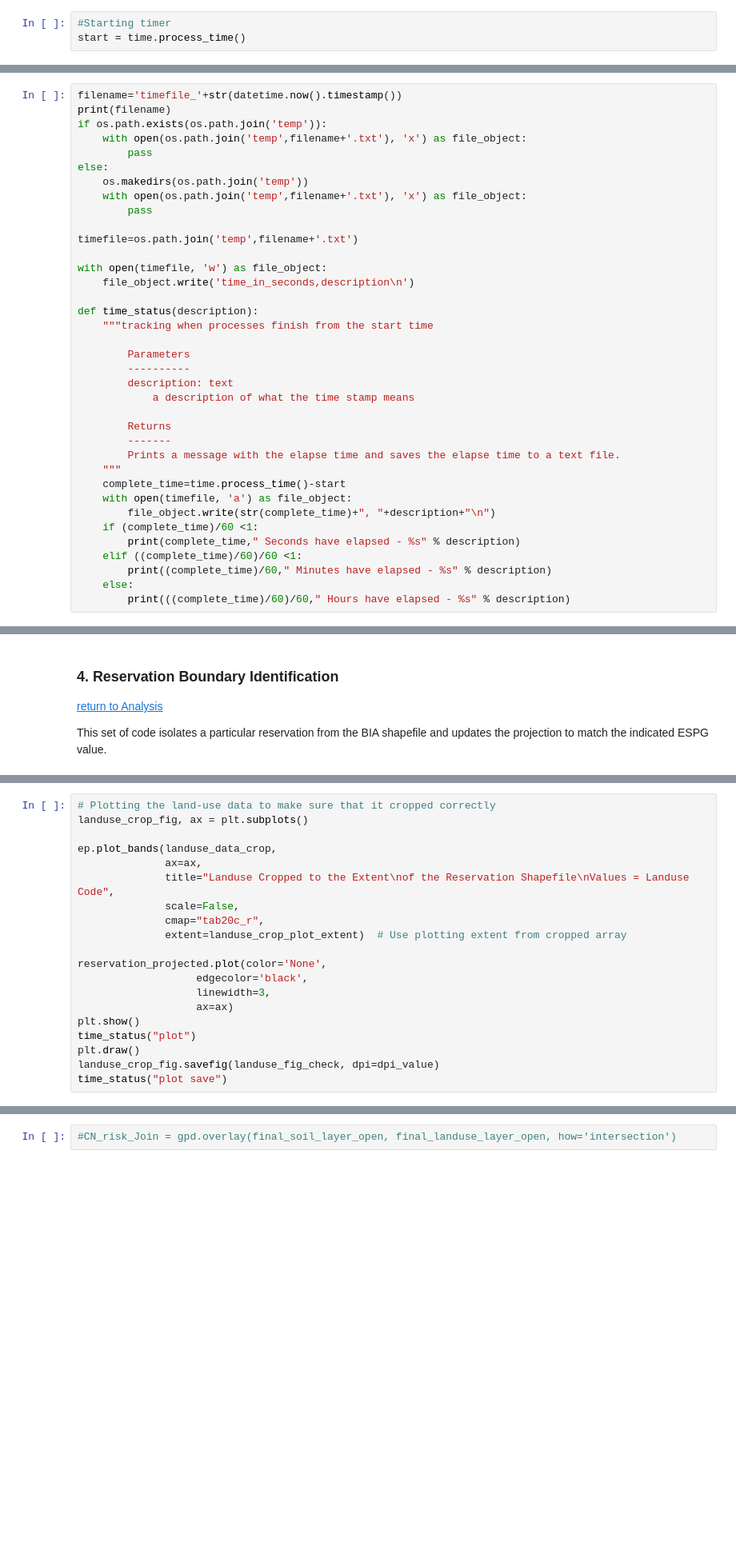
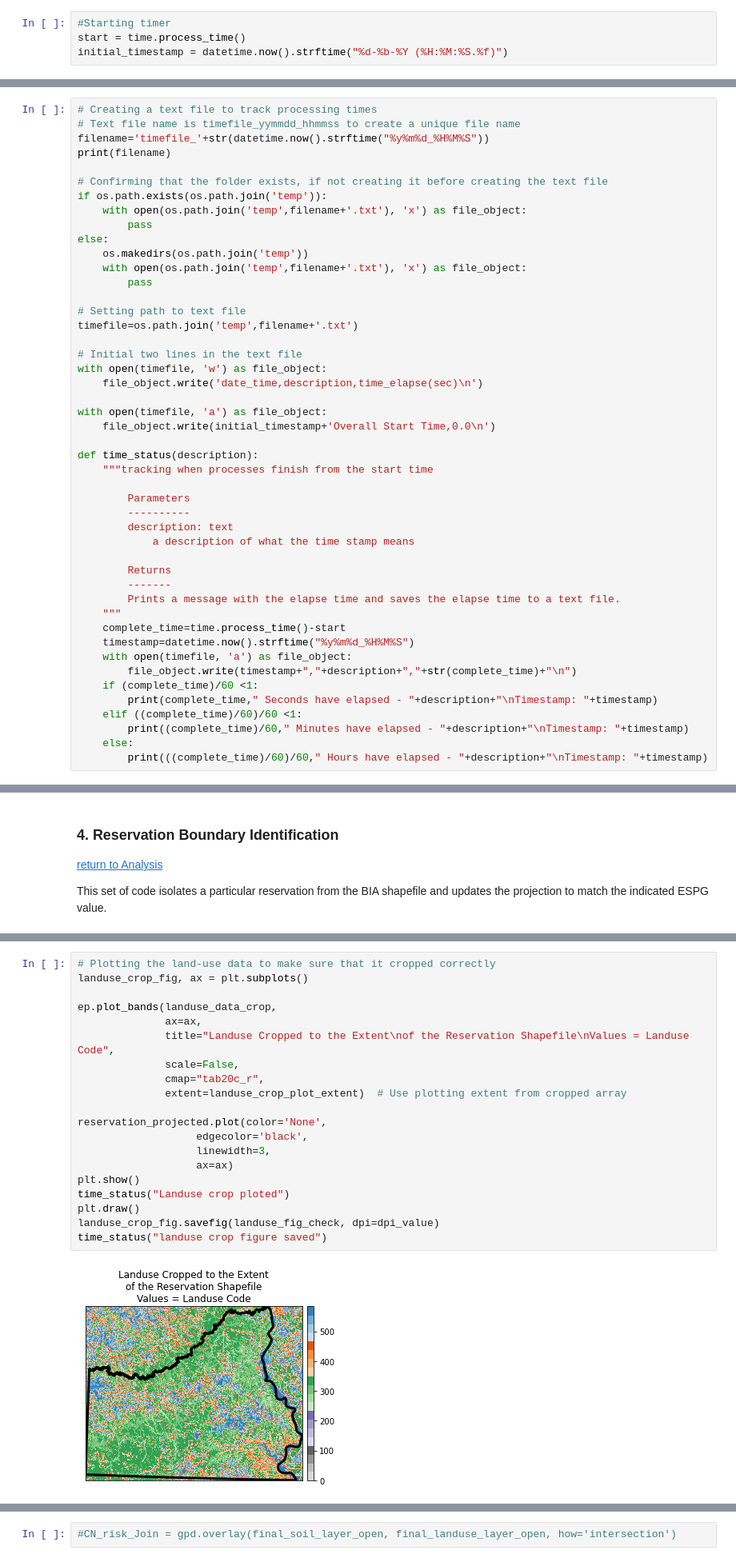
Before and after one commit to bri33/Tribal_Land_Flooding_Jupyter_Codes, a Jupyter notebook: Flooding_on_Tribal_Lands_v2.ipynb, the cells around one changed output, grey strips where cells are left out. Shown at 80% size. Cells and saved outputs as stored; diff of their text form; blank space fills up the shorter version.

Commit message:
Improved time tracking

```diff
--- a/Flooding_on_Tribal_Lands_v2.ipynb
+++ b/Flooding_on_Tribal_Lands_v2.ipynb
@@ -189,6 +189,7 @@ Finally, folders do not need to be created in advance. As long as the parent fol
 # %%
 #Starting timer
 start = time.process_time()
+initial_timestamp = datetime.now().strftime("%d-%b-%Y (%H:%M:%S.%f)")
 # %%
 # All folder to exist within parent folder
 
@@ -438,8 +444,12 @@ This is code that will be called upon later in the analysis
 
 An additional Temp folder and files will be created due to the time status tracking. Everytime the code is run the time laps from the start time will be added to a file that has the time stamp from when the code was initiated. The most recent file is a great place to see what the status of the code is at.
 # %%
-filename='timefile_'+str(datetime.now().timestamp())
+# Creating a text file to track processing times
+# Text file name is timefile_yymmdd_hhmmss to create a unique file name
+filename='timefile_'+str(datetime.now().strftime("%y%m%d_%H%M%S"))
 print(filename)
+
+# Confirming that the folder exists, if not creating it before creating the text file
 if os.path.exists(os.path.join('temp')):
     with open(os.path.join('temp',filename+'.txt'), 'x') as file_object:
         pass
@@ -448,10 +458,15 @@ else:
     with open(os.path.join('temp',filename+'.txt'), 'x') as file_object:
         pass
 
+# Setting path to text file
 timefile=os.path.join('temp',filename+'.txt')
 
+# Initial two lines in the text file
 with open(timefile, 'w') as file_object:
-    file_object.write('time_in_seconds,description\n')
+    file_object.write('date_time,description,time_elapse(sec)\n')
+
+with open(timefile, 'a') as file_object:
+    file_object.write(initial_timestamp+'Overall Start Time,0.0\n')
 
 def time_status(description):
     """tracking when processes finish from the start time
@@ -466,11 +481,12 @@ def time_status(description):
         Prints a message with the elapse time and saves the elapse time to a text file.
     """
     complete_time=time.process_time()-start
+    timestamp=datetime.now().strftime("%y%m%d_%H%M%S")
     with open(timefile, 'a') as file_object:
-        file_object.write(str(complete_time)+", "+description+"\n")
+        file_object.write(timestamp+","+description+","+str(complete_time)+"\n")
     if (complete_time)/60 <1:
-        print(complete_time," Seconds have elapsed - %s" % description)
+        print(complete_time," Seconds have elapsed - "+description+"\nTimestamp: "+timestamp)
     elif ((complete_time)/60)/60 <1:
-        print((complete_time)/60," Minutes have elapsed - %s" % description)
+        print((complete_time)/60," Minutes have elapsed - "+description+"\nTimestamp: "+timestamp)
     else:
-        print(((complete_time)/60)/60," Hours have elapsed - %s" % description)
+        print(((complete_time)/60)/60," Hours have elapsed - "+description+"\nTimestamp: "+timestamp)
@@ -711,20 +748,22 @@ time_status("open")
 # %%
 # Plotting the land-use data to make sure that it cropped correctly
 landuse_crop_fig, ax = plt.subplots()
 
 ep.plot_bands(landuse_data_crop,
               ax=ax,
               title="Landuse Cropped to the Extent\nof the Reservation Shapefile\nValues = Landuse Code",
               scale=False,
               cmap="tab20c_r",
               extent=landuse_crop_plot_extent)  # Use plotting extent from cropped array
 
 reservation_projected.plot(color='None',
                    edgecolor='black',
                    linewidth=3,
                    ax=ax)
 plt.show()
-time_status("plot")
+time_status("Landuse crop ploted")
 plt.draw()
 landuse_crop_fig.savefig(landuse_fig_check, dpi=dpi_value)
-time_status("plot save")
+time_status("landuse crop figure saved")
+# %% [output]
+[figure, added]
```
Also changed, not shown: parts of 77 cells of this notebook.
